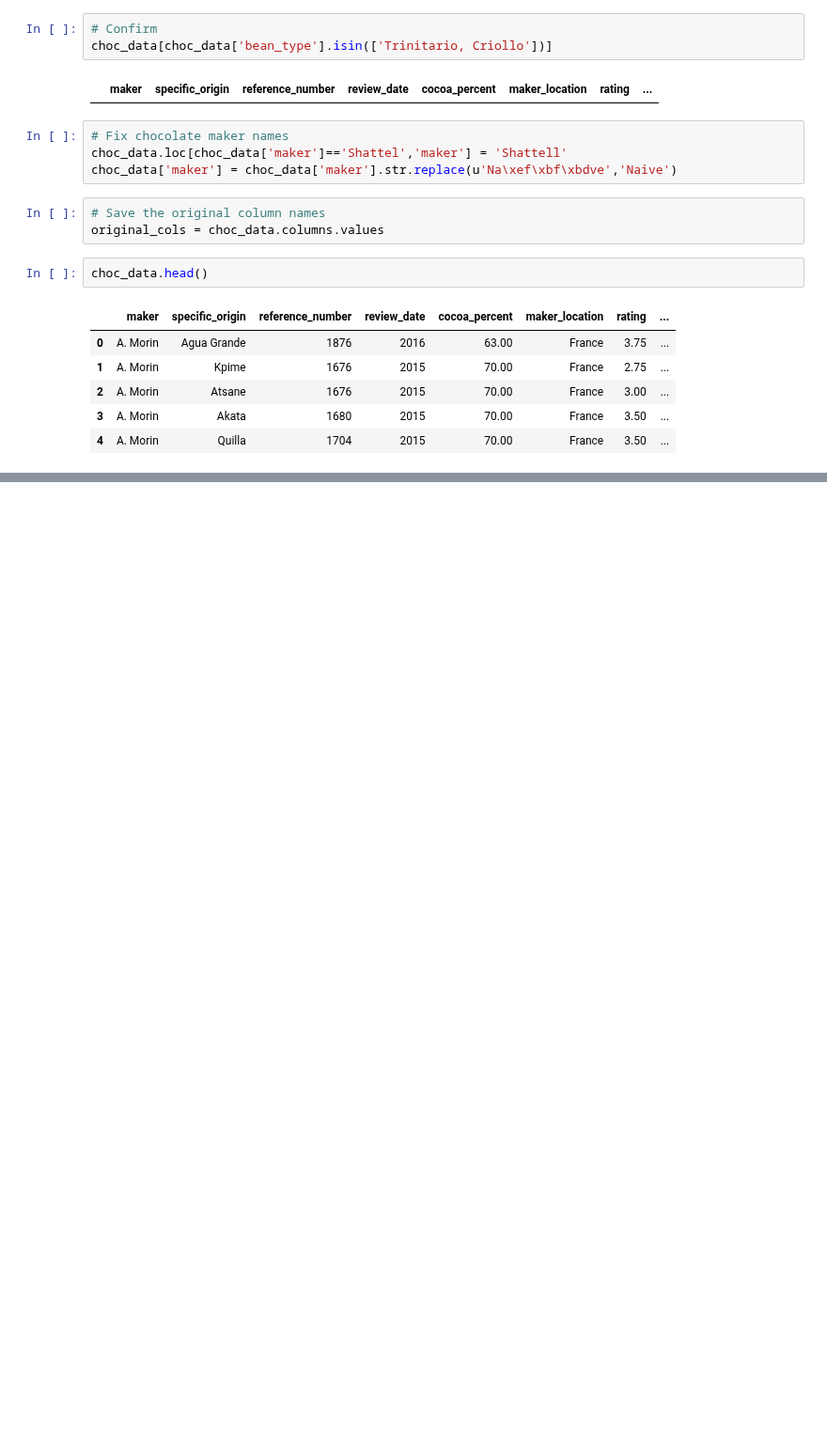
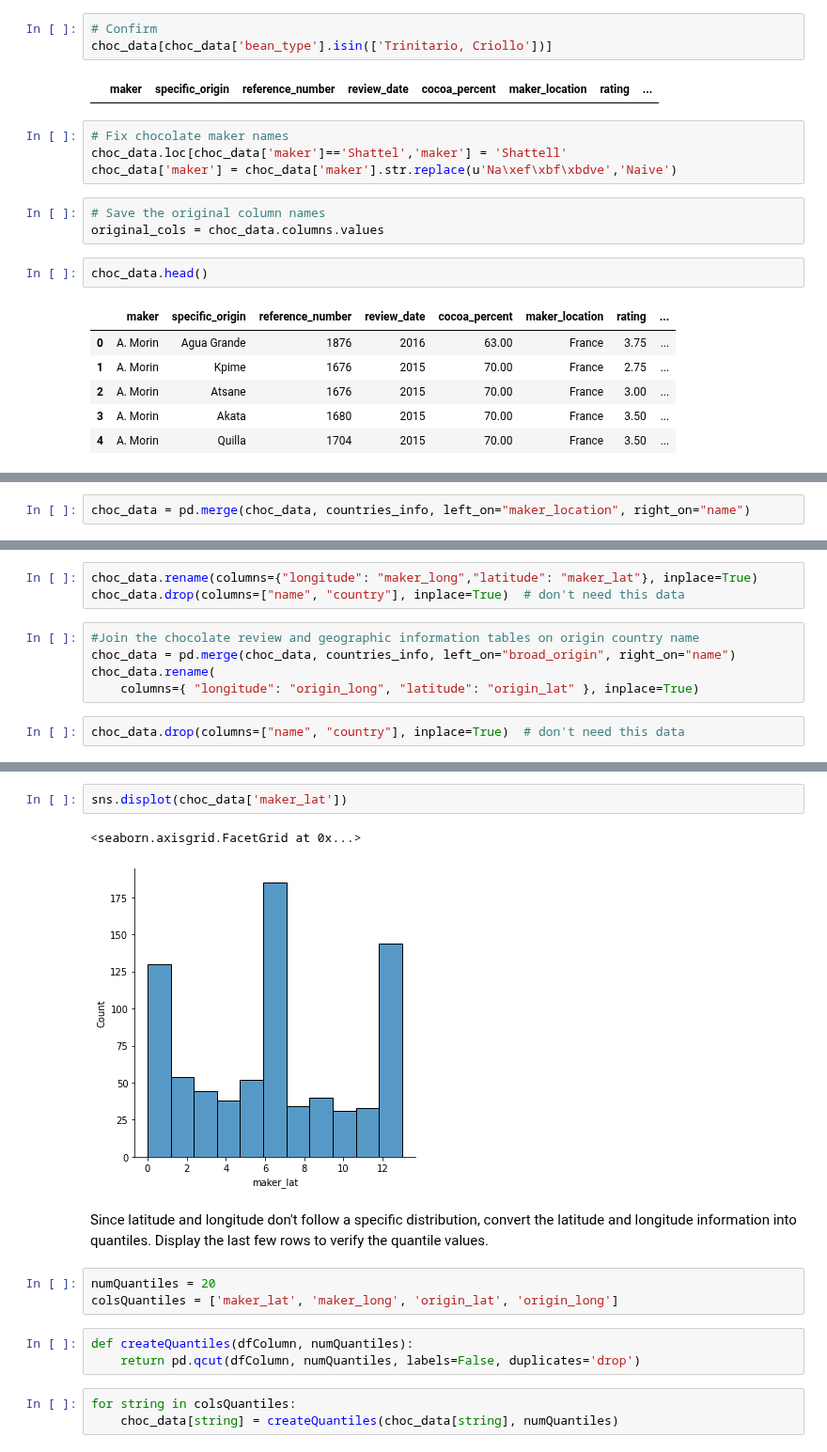
Before and after one commit to fasthill/google-ML-crash-course, a Jupyter notebook: 9. Manual Similarity with Chocolates.ipynb, the cells around one changed output, grey strips where cells are left out. Shown at 94% size. Cells and saved outputs as stored; diff of their text form; blank space fills up the shorter version.

Commit message:
sns. quantiles

```diff
--- a/9. Manual Similarity with Chocolates.ipynb
+++ b/9. Manual Similarity with Chocolates.ipynb
@@ -159,0 +215,2 @@ choc_data.head()
+# %%
+choc_data = pd.merge(choc_data, countries_info, left_on="maker_location", right_on="name")
@@ -159,0 +232,10 @@ choc_data.head()
+# %%
+choc_data.rename(columns={"longitude": "maker_long","latitude": "maker_lat"}, inplace=True)
+choc_data.drop(columns=["name", "country"], inplace=True)  # don't need this data
+# %%
+#Join the chocolate review and geographic information tables on origin country name
+choc_data = pd.merge(choc_data, countries_info, left_on="broad_origin", right_on="name")
+choc_data.rename(
+    columns={ "longitude": "origin_long", "latitude": "origin_lat" }, inplace=True)
+# %%
+choc_data.drop(columns=["name", "country"], inplace=True)  # don't need this data
@@ -159,0 +251,17 @@ choc_data.head()
+# %%
+sns.displot(choc_data['maker_lat'])
+# %% [output]
+<seaborn.axisgrid.FacetGrid at 0x...>
+[figure, added]
+# %% [markdown]
+Since latitude and longitude don't follow a specific distribution,
+convert the latitude and longitude information into quantiles. Display the last few rows to verify the quantile values.
+# %%
+numQuantiles = 20
+colsQuantiles = ['maker_lat', 'maker_long', 'origin_lat', 'origin_long']
+# %%
+def createQuantiles(dfColumn, numQuantiles):
+    return pd.qcut(dfColumn, numQuantiles, labels=False, duplicates='drop')
+# %%
+for string in colsQuantiles:
+    choc_data[string] = createQuantiles(choc_data[string], numQuantiles)
```
Also changed, not shown: parts of 19 cells of this notebook.
